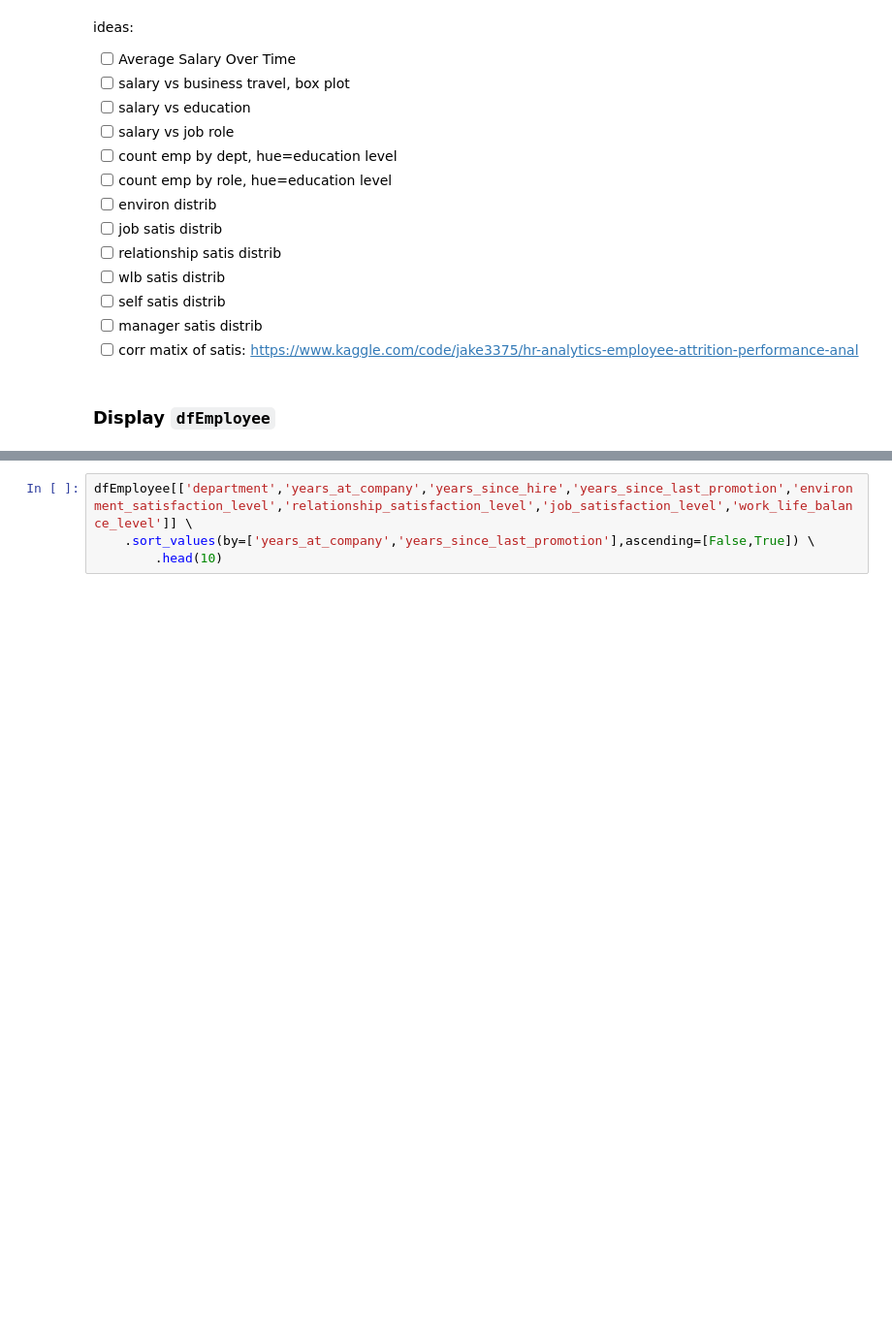
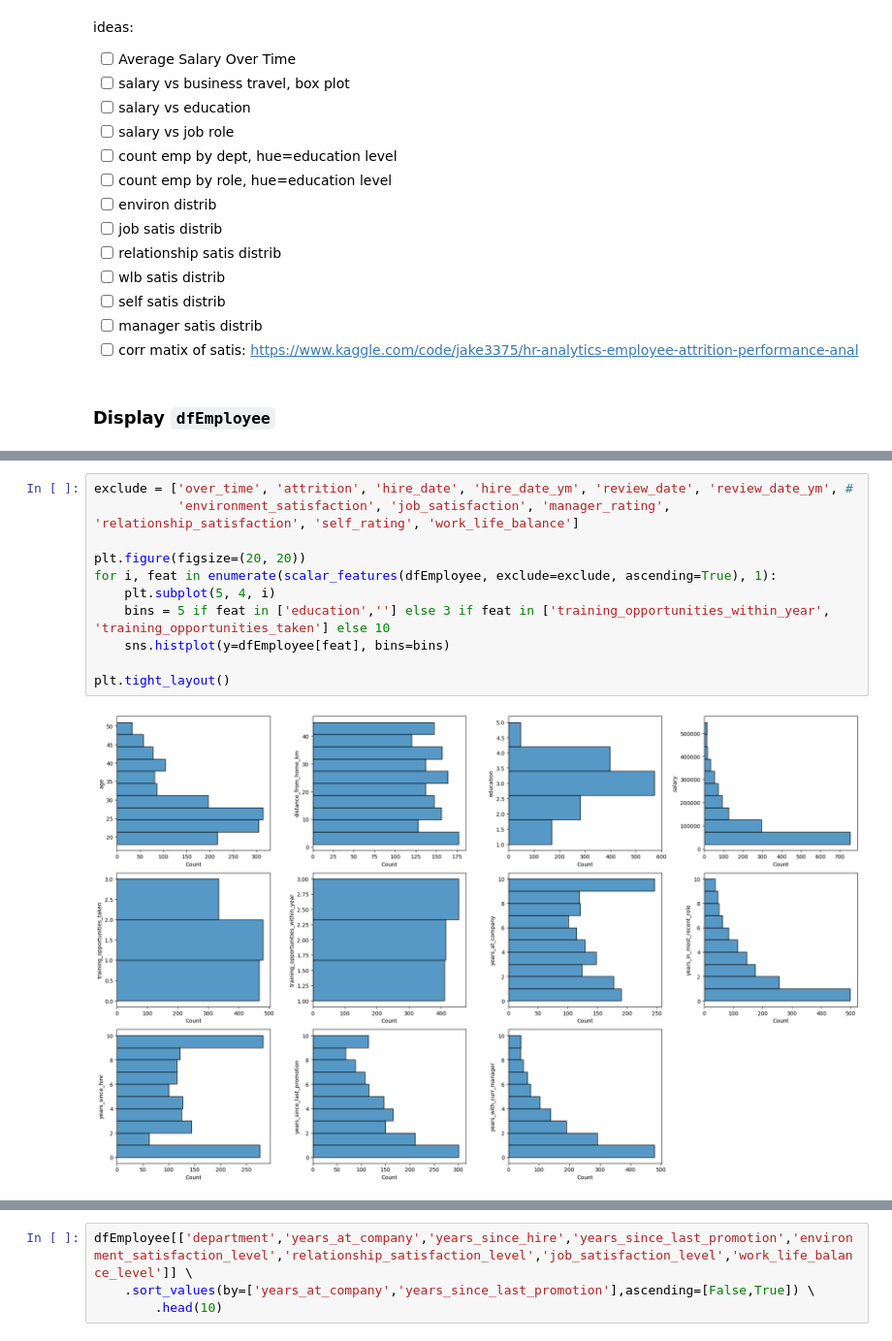
Before and after one commit to julrichkieffer/portfolio-data-science, a Jupyter notebook: 02 staff churn/notebook.ipynb, the cells around one changed output, grey strips where cells are left out. Shown at 97% size. Saved outputs shown, nothing was run; the diff lists cells and outputs as text; blank space fills up the shorter version.

```diff
--- a/02 staff churn/notebook.ipynb
+++ b/02 staff churn/notebook.ipynb
@@ -946,0 +946,13 @@ dfEmployee.describe(include='all').T
+# %%
+exclude = ['over_time', 'attrition', 'hire_date', 'hire_date_ym', 'review_date', 'review_date_ym', #
+           'environment_satisfaction', 'job_satisfaction', 'manager_rating', 'relationship_satisfaction', 'self_rating', 'work_life_balance']
+
+plt.figure(figsize=(20, 20))
+for i, feat in enumerate(scalar_features(dfEmployee, exclude=exclude, ascending=True), 1):
+    plt.subplot(5, 4, i)
+    bins = 5 if feat in ['education',''] else 3 if feat in ['training_opportunities_within_year', 'training_opportunities_taken'] else 10
+    sns.histplot(y=dfEmployee[feat], bins=bins)
+
+plt.tight_layout()
+# %% [output]
+[figure, added]
```
Also changed, not shown: parts of 36 cells of this notebook.
